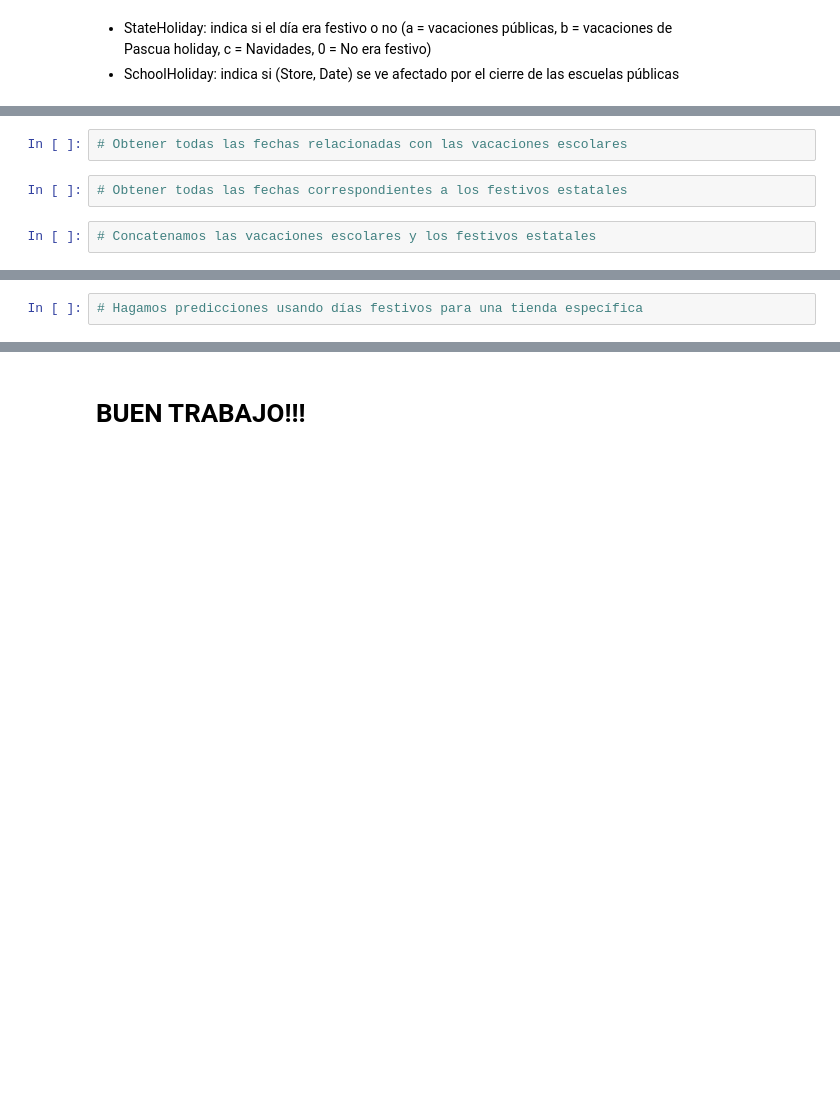
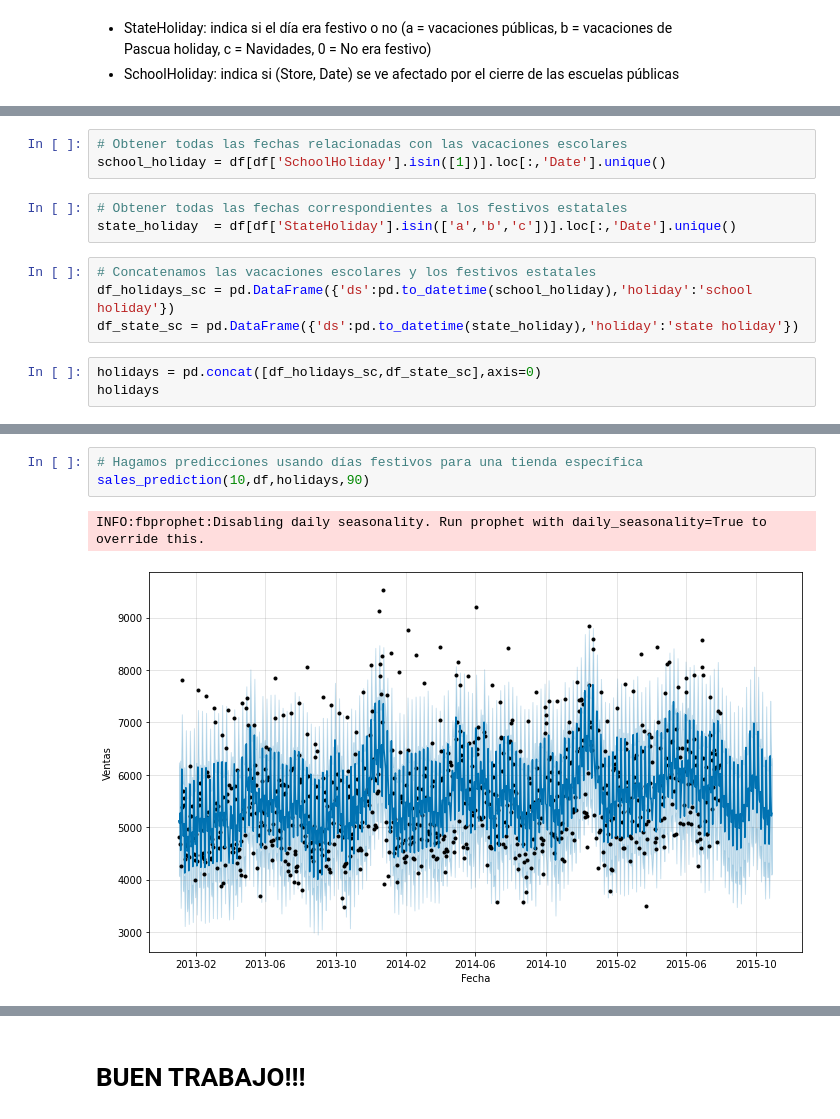
Before and after one commit to cristobalvch/DataScience-For-Business, a Jupyter notebook: Sales-Forecast.ipynb, the cells around one changed output, grey strips where cells are left out. Saved outputs shown, nothing was run; the diff lists cells and outputs as text; blank space fills up the shorter version.

```diff
--- a/Sales-Forecast.ipynb
+++ b/Sales-Forecast.ipynb
@@ -420,6 +474,13 @@ sns.violinplot(x='Promo',y='Customers',data=df)
 # %%
 # Obtener todas las fechas relacionadas con las vacaciones escolares
+school_holiday = df[df['SchoolHoliday'].isin([1])].loc[:,'Date'].unique()
 # %%
 # Obtener todas las fechas correspondientes a los festivos estatales
+state_holiday  = df[df['StateHoliday'].isin(['a','b','c'])].loc[:,'Date'].unique()
 # %%
 # Concatenamos las vacaciones escolares y los festivos estatales
+df_holidays_sc = pd.DataFrame({'ds':pd.to_datetime(school_holiday),'holiday':'school holiday'})
+df_state_sc = pd.DataFrame({'ds':pd.to_datetime(state_holiday),'holiday':'state holiday'})
+# %%
+holidays = pd.concat([df_holidays_sc,df_state_sc],axis=0)
+holidays
@@ -426,2 +501,6 @@ sns.violinplot(x='Promo',y='Customers',data=df)
 # %%
 # Hagamos predicciones usando días festivos para una tienda específica
+sales_prediction(10,df,holidays,90)
+# %% [output]
+INFO:fbprophet:Disabling daily seasonality. Run prophet with daily_seasonality=True to override this.
+[figure, added]
```
Also changed, not shown: parts of 12 cells of this notebook.
